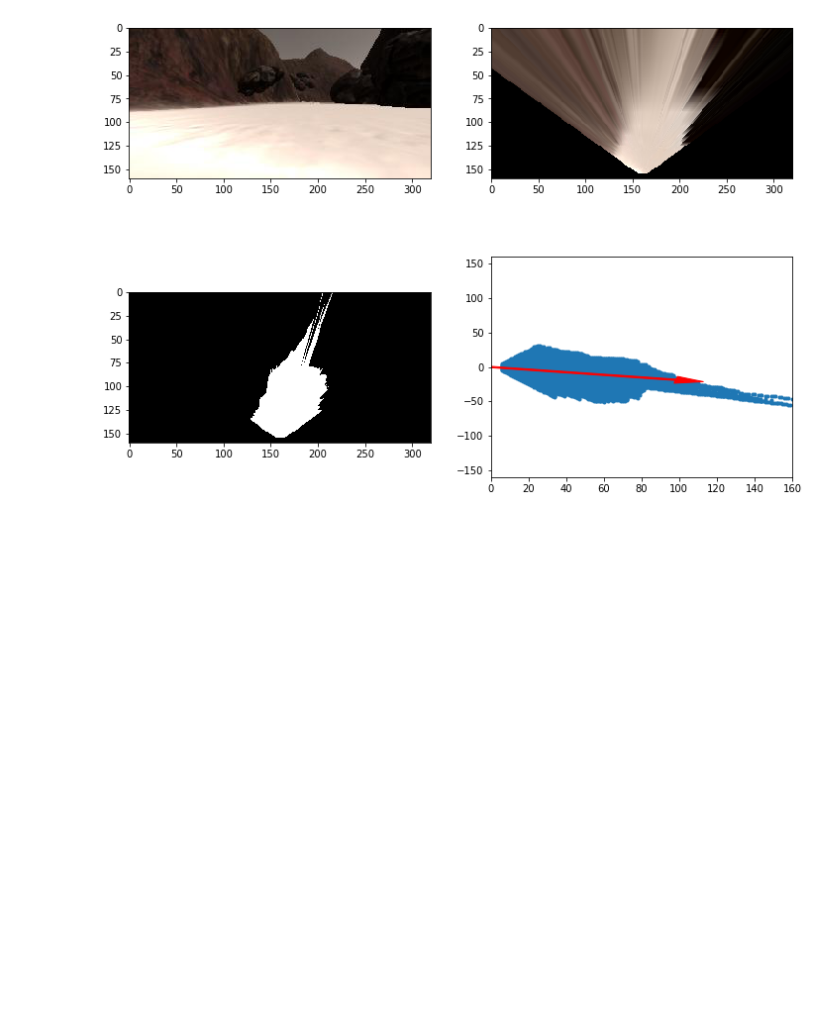
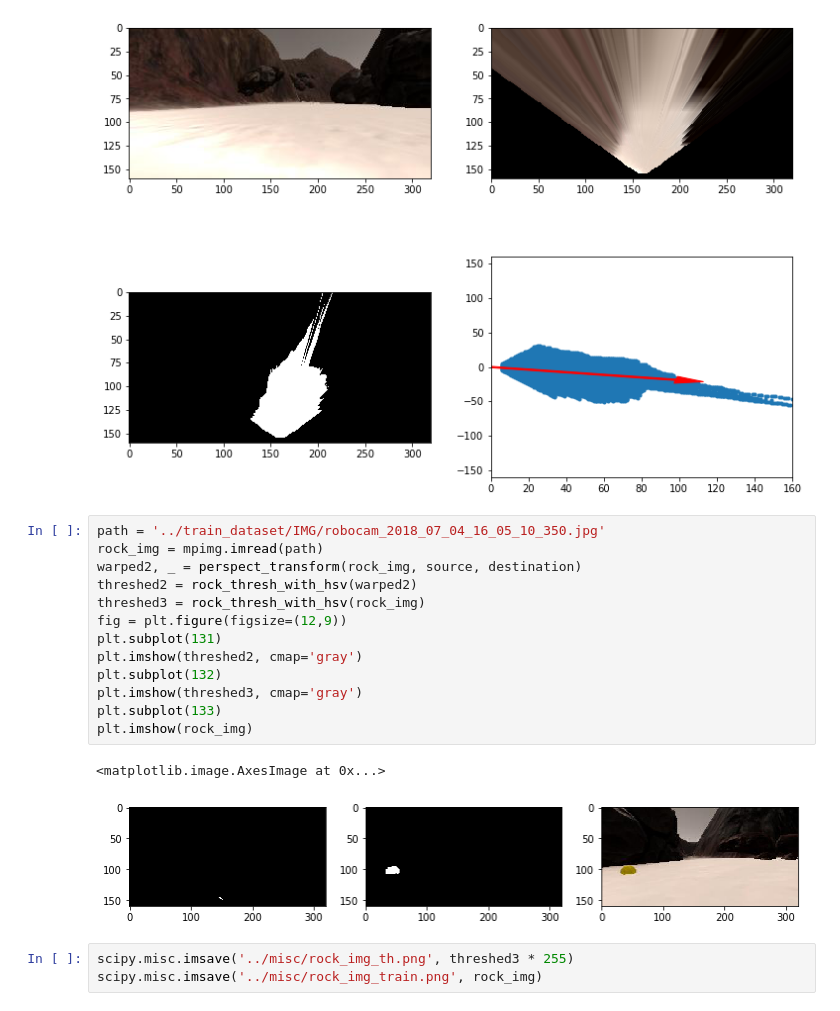
Before and after one commit to samindaa/RoboND-Rover-Project, a Jupyter notebook: code/Rover_Project_Test_Notebook.ipynb, the cells around one changed output. Drawn from its saved outputs; the diff is of its cells as text; blank space fills up the shorter version.

```diff
--- a/code/Rover_Project_Test_Notebook.ipynb
+++ b/code/Rover_Project_Test_Notebook.ipynb
@@ -583,3 +583,22 @@ plt.arrow(0, 0, x_arrow, y_arrow, color='red', zorder=2, head_width=10, width=2)
 # %% [output]
 <matplotlib.patches.FancyArrow at 0x...>
 [figure]
+# %%
+path = '../train_dataset/IMG/robocam_2018_07_04_16_05_10_350.jpg'
+rock_img = mpimg.imread(path)
+warped2, _ = perspect_transform(rock_img, source, destination)
+threshed2 = rock_thresh_with_hsv(warped2)
+threshed3 = rock_thresh_with_hsv(rock_img)
+fig = plt.figure(figsize=(12,9))
+plt.subplot(131)
+plt.imshow(threshed2, cmap='gray')
+plt.subplot(132)
+plt.imshow(threshed3, cmap='gray')
+plt.subplot(133)
+plt.imshow(rock_img)
+# %% [output]
+<matplotlib.image.AxesImage at 0x...>
+[figure, added]
+# %%
+scipy.misc.imsave('../misc/rock_img_th.png', threshed3 * 255)
+scipy.misc.imsave('../misc/rock_img_train.png', rock_img)
```
Also changed, not shown: 4 other files.
